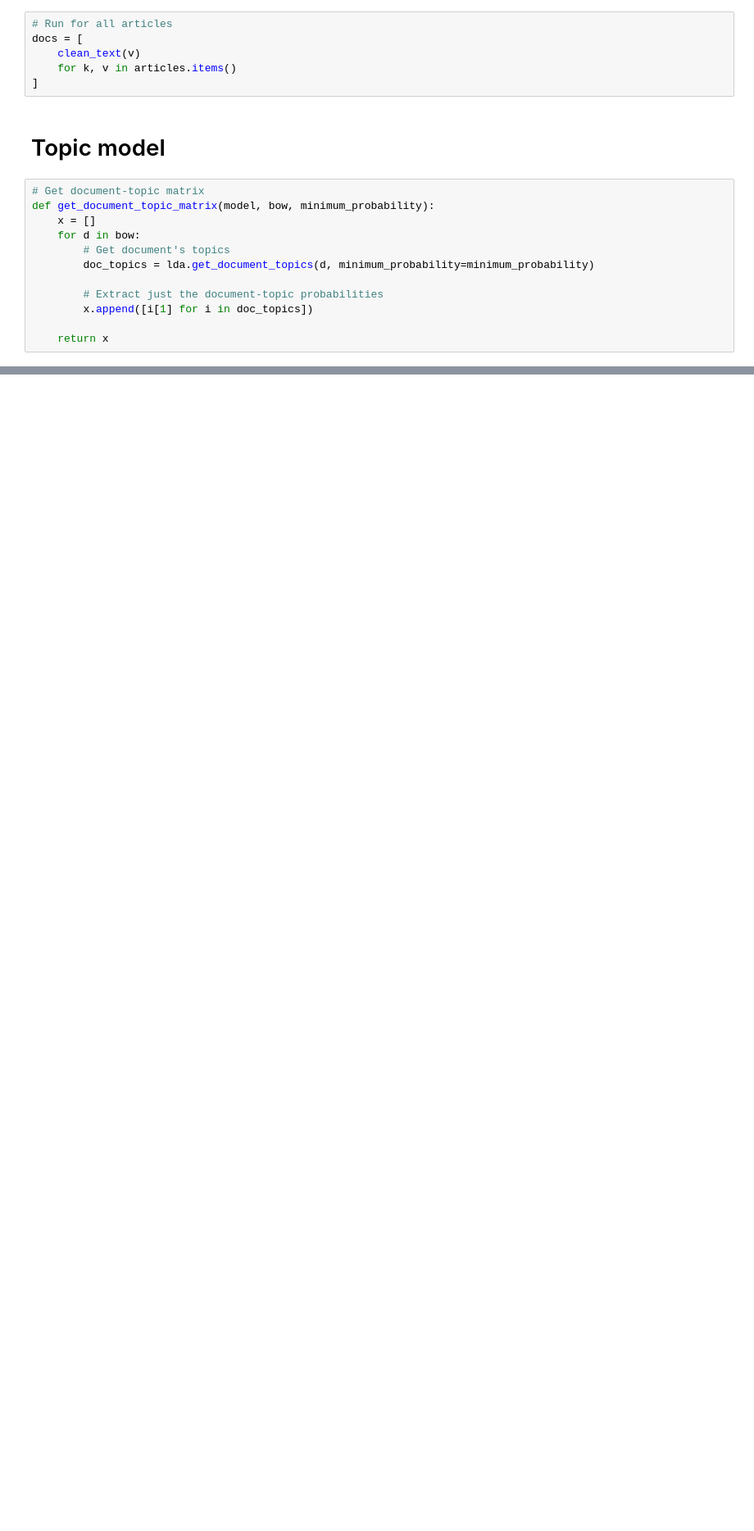
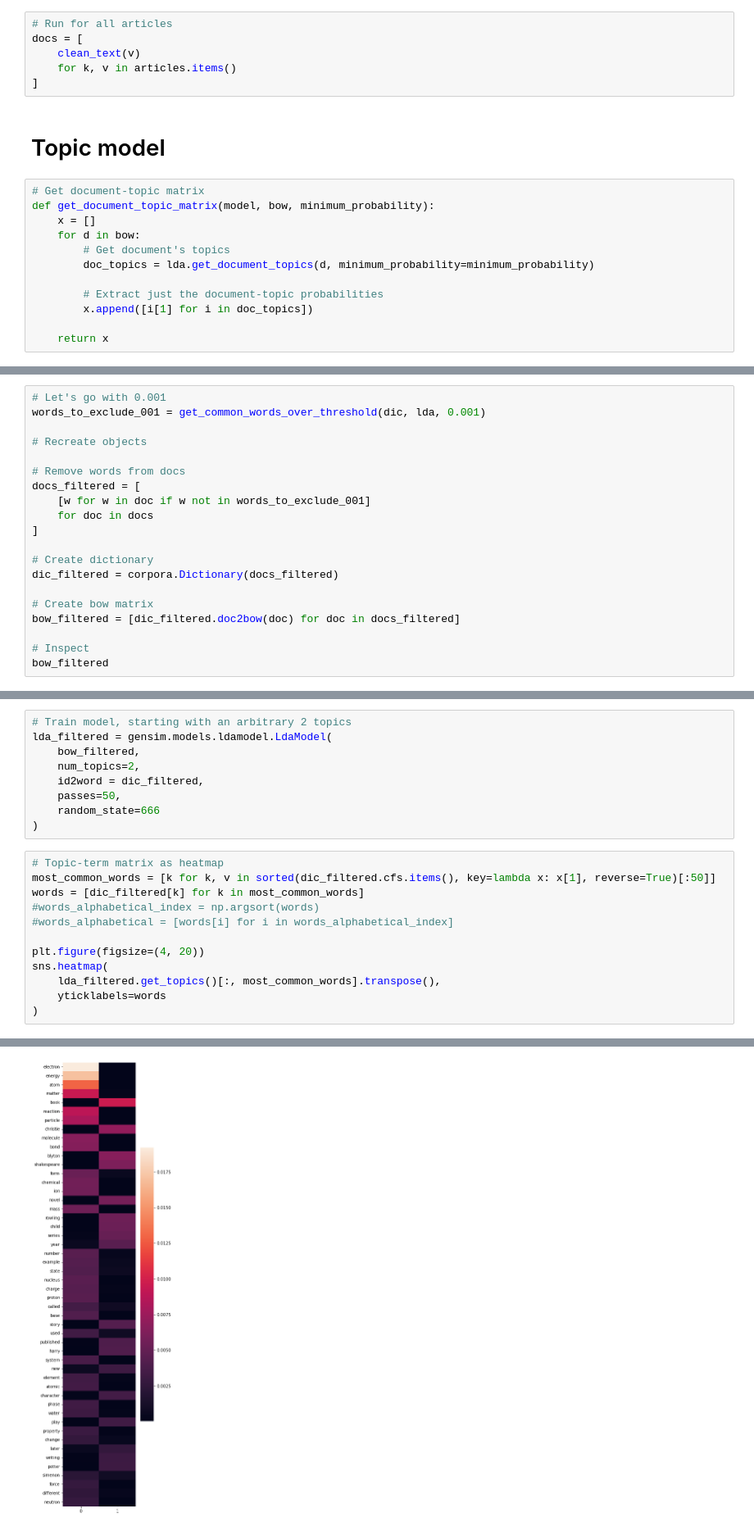
Before and after one commit to derek-damron/python_playground, a Jupyter notebook: modelling/topic_modeling/wikipedia_articles.ipynb, the cells around one changed output, grey strips where cells are left out. Shown at 82% size. Saved outputs shown, nothing was run; the diff lists cells and outputs as text; blank space fills up the shorter version.

```diff
--- a/modelling/topic_modeling/wikipedia_articles.ipynb
+++ b/modelling/topic_modeling/wikipedia_articles.ipynb
@@ -392,0 +409,20 @@ array([[2.35627900e-04, 2.35626663e-04, 2.35625877e-04, 2.35631363e-04,
+# %%
+# Let's go with 0.001
+words_to_exclude_001 = get_common_words_over_threshold(dic, lda, 0.001)
+
+# Recreate objects
+
+# Remove words from docs
+docs_filtered = [
+    [w for w in doc if w not in words_to_exclude_001]
+    for doc in docs
+]
+
+# Create dictionary
+dic_filtered = corpora.Dictionary(docs_filtered)
+
+# Create bow matrix
+bow_filtered = [dic_filtered.doc2bow(doc) for doc in docs_filtered]
+
+# Inspect
+bow_filtered
@@ -460,0 +489,22 @@ Physical (Olivia Newton-John album)
+# %%
+# Train model, starting with an arbitrary 2 topics
+lda_filtered = gensim.models.ldamodel.LdaModel(
+    bow_filtered,
+    num_topics=2,
+    id2word = dic_filtered,
+    passes=50,
+    random_state=666
+)
+# %%
+# Topic-term matrix as heatmap
+most_common_words = [k for k, v in sorted(dic_filtered.cfs.items(), key=lambda x: x[1], reverse=True)[:50]]
+words = [dic_filtered[k] for k in most_common_words]
+#words_alphabetical_index = np.argsort(words)
+#words_alphabetical = [words[i] for i in words_alphabetical_index]
+
+plt.figure(figsize=(4, 20))
+sns.heatmap(
+    lda_filtered.get_topics()[:, most_common_words].transpose(),
+    yticklabels=words
+)
+# %% [output]
@@ -460,0 +512 @@ Physical (Olivia Newton-John album)
+[figure, added]
```
Also changed, not shown: parts of 33 cells of this notebook.
